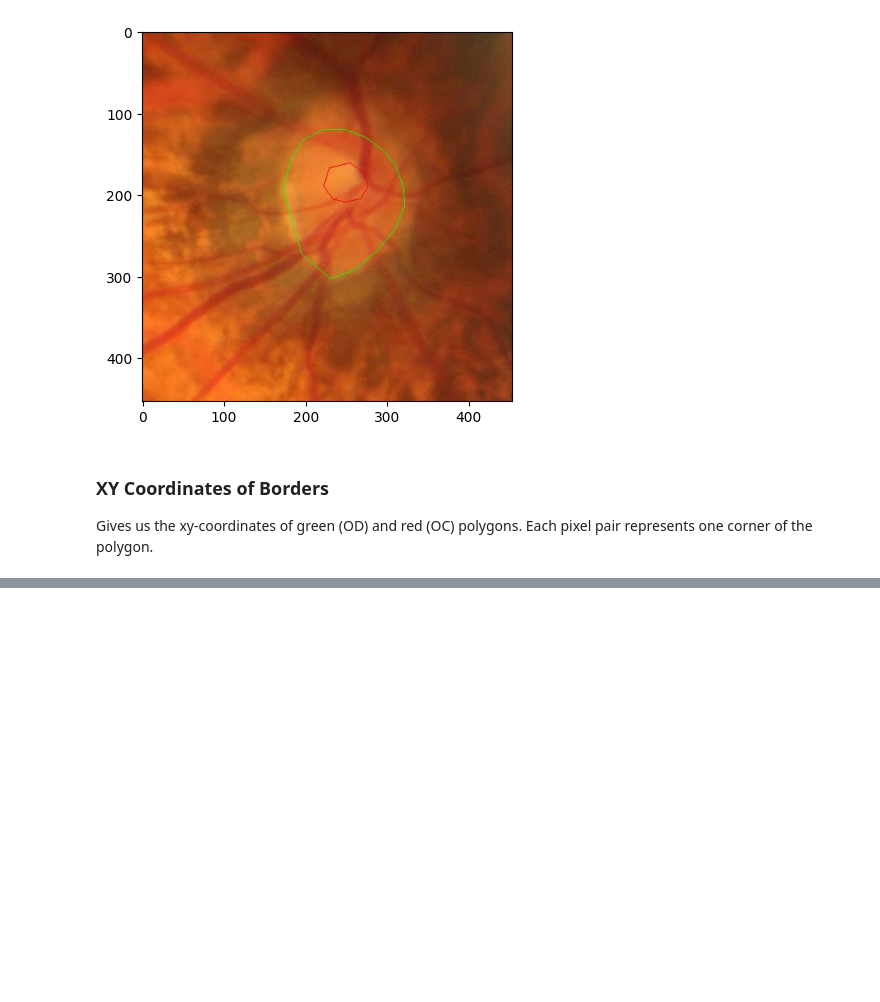
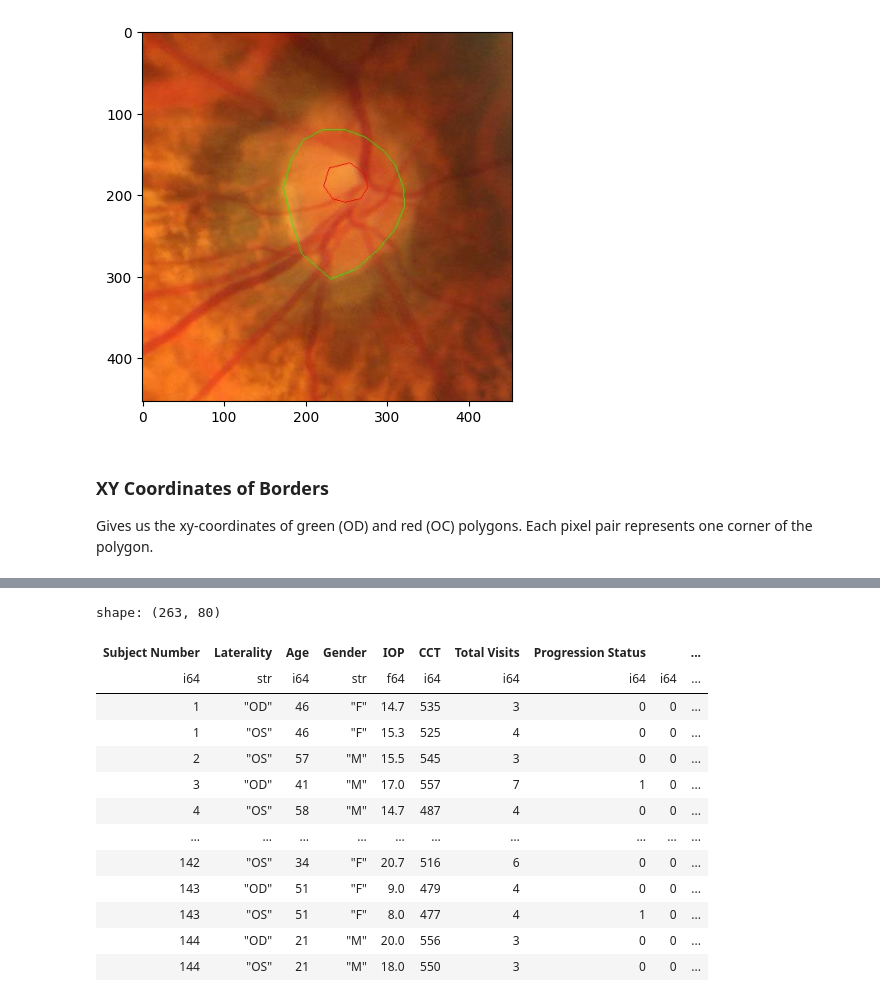
Before and after one commit to Benji19967/glaucoma-vf-ml, a Jupyter notebook: notebooks/GRAPE.ipynb, the cells around one changed output, grey strips where cells are left out. Saved outputs shown, nothing was run; the diff lists cells and outputs as text; code cells hidden in the pictures; blank space fills up the shorter version.

Commit message:
feat: add VFs sheet data exploration for GRAPE dataset

```diff
--- a/notebooks/GRAPE.ipynb
+++ b/notebooks/GRAPE.ipynb
@@ -14,6 +20,8 @@ COORDINATES_DIR = GRAPE_DIR / "json"
 
 IMG_NAME = "1_OD_1.jpg"
 JSON_NAME = "1_OD_1.json"
+
+VFS_AND_CLINICAL_INFO_FILENAME = "VFs_and_clinical_info.xlsx"
 # %% [markdown]
 ### CFPs (Color fundus photography)
 
@@ -74,0 +90,18 @@ print(json.dumps(coords["shapes"], indent=4))
+# %%
+SHEET_NAME = "Baseline"
+pl.read_excel(GRAPE_DIR / VFS_AND_CLINICAL_INFO_FILENAME, sheet_name=SHEET_NAME, read_options={"skip_rows_after_header": 1}, drop_empty_rows=True,  engine="xlsx2csv")
+# %% [output]
+shape: (263, 80)
+| Subject Number | Laterality | Age | Gender | IOP | CCT | Total Visits | Progression Status |  | ... |
+| i64 | str | i64 | str | f64 | i64 | i64 | i64 | i64 | ... |
+| 1 | "OD" | 46 | "F" | 14.7 | 535 | 3 | 0 | 0 | ... |
+| 1 | "OS" | 46 | "F" | 15.3 | 525 | 4 | 0 | 0 | ... |
+| 2 | "OS" | 57 | "M" | 15.5 | 545 | 3 | 0 | 0 | ... |
+| 3 | "OD" | 41 | "M" | 17.0 | 557 | 7 | 1 | 0 | ... |
+| 4 | "OS" | 58 | "M" | 14.7 | 487 | 4 | 0 | 0 | ... |
+| … | … | … | … | … | … | … | … | … | ... |
+| 142 | "OS" | 34 | "F" | 20.7 | 516 | 6 | 0 | 0 | ... |
+| 143 | "OD" | 51 | "F" | 9.0 | 479 | 4 | 0 | 0 | ... |
+| 143 | "OS" | 51 | "F" | 8.0 | 477 | 4 | 1 | 0 | ... |
+| 144 | "OD" | 21 | "M" | 20.0 | 556 | 3 | 0 | 0 | ... |
+| 144 | "OS" | 21 | "M" | 18.0 | 550 | 3 | 0 | 0 | ... |
```
Also changed, not shown: parts of 5 cells of this notebook.
